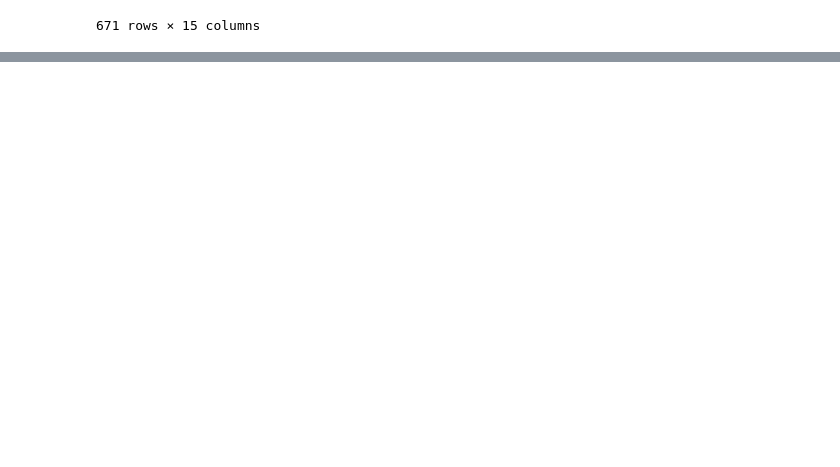
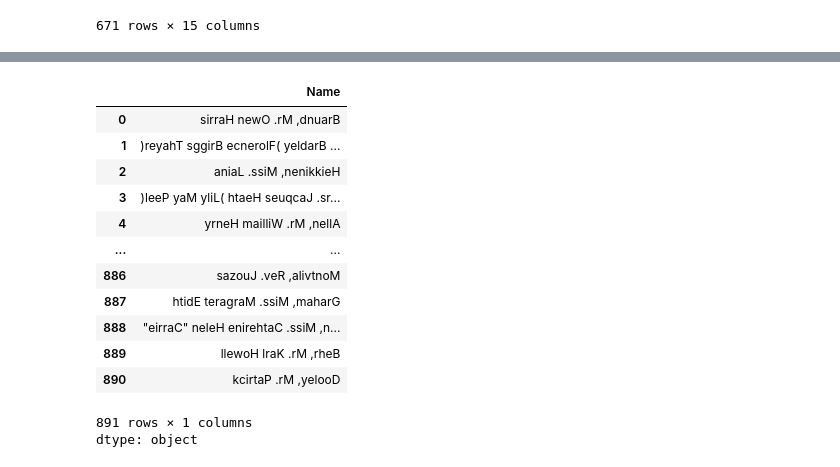
Before and after one commit to Muhammad-Waleed-Source/Pandas, a Jupyter notebook: Pandas_7_Vectorized_Strings_DateTime.ipynb, the cells around one changed output, grey strips where cells are left out. Cells and saved outputs as stored; diff of their text form; code cells hidden in the pictures; blank space fills up the shorter version.

```diff
--- a/Pandas_7_Vectorized_Strings_DateTime.ipynb
+++ b/Pandas_7_Vectorized_Strings_DateTime.ipynb
@@ -415,0 +454,18 @@ df_copy[df_copy['lastname'].str.contains('^[^aeiouAEIOU].*[^aeiouAEIOU]$')]
+# %%
+# reversing the names
+df['Name'].str[::-1]
+# %% [output]
+|  | Name |
+| 0 | sirraH newO .rM ,dnuarB |
+| 1 | )reyahT sggirB ecnerolF( yeldarB ... |
+| 2 | aniaL .ssiM ,nenikkieH |
+| 3 | )leeP yaM yliL( htaeH seuqcaJ .sr... |
+| 4 | yrneH mailliW .rM ,nellA |
+| ... | ... |
+| 886 | sazouJ .veR ,alivtnoM |
+| 887 | htidE teragraM .ssiM ,maharG |
+| 888 | "eirraC" neleH enirehtaC .ssiM ,n... |
+| 889 | llewoH lraK .rM ,rheB |
+| 890 | kcirtaP .rM ,yelooD |
+891 rows × 1 columns
+dtype: object
```
Also changed, not shown: parts of 2 cells of this notebook.
